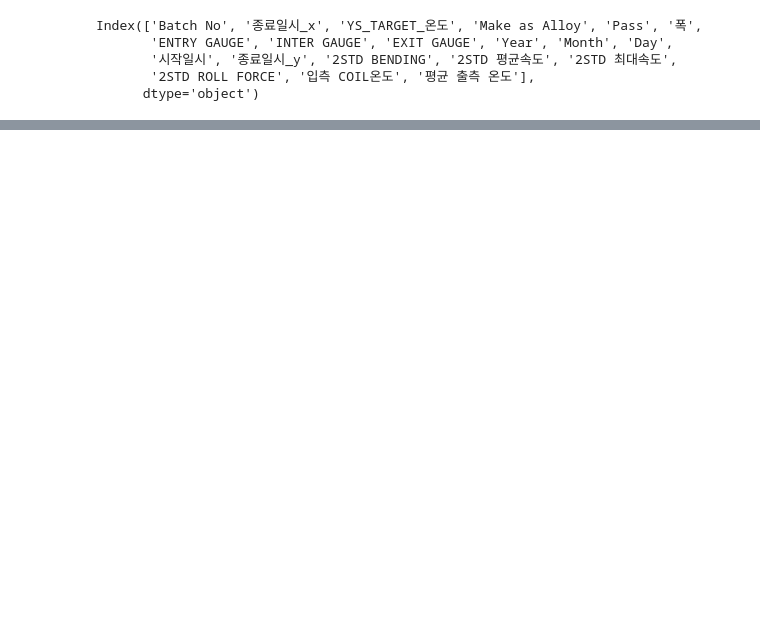
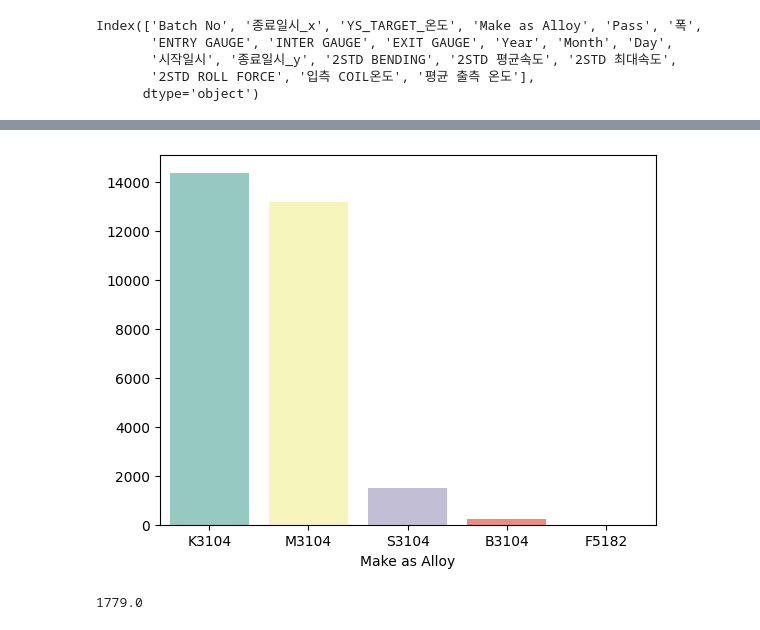
Before and after one commit to joahyot/202308_python_training_YJ, a Jupyter notebook: review02.ipynb, the cells around one changed output, grey strips where cells are left out. Drawn from its saved outputs; the diff is of its cells as text; code cells hidden in the pictures; blank space fills up the shorter version.

```diff
--- a/review02.ipynb
+++ b/review02.ipynb
@@ -321,10 +321,10 @@ Index(['Batch No', '종료일시_x', 'YS_TARGET_온도', 'Make as Alloy', 'Pass'
        '2STD ROLL FORCE', '입측 COIL온도', '평균 출측 온도'],
       dtype='object')
 # %%
-c4 = c3[["Make as Alloy", "폭", "ENTRY GAUGE", "EXIT GAUGE",
+c5 = c3[["Make as Alloy", "폭", "ENTRY GAUGE", "EXIT GAUGE",
          "2STD BENDING","2STD 평균속도", "2STD 최대속도",
          "2STD ROLL FORCE", "입측 COIL온도", "평균 출측 온도"]]
-c4.head(5)
+c5.head(5)
 # %% [output]
 |  | Make as Alloy | 폭 | ENTRY GAUGE | EXIT GAUGE | 2STD BENDING | 2STD 평균속도 | 2STD 최대속도 | 2STD ROLL FORCE | ... |
 | 0 | M3104 | 1755.0 | 1.907 | 0.271 | 14.3 | 1109.0 | 1392.0 | 489.0 | ... |
@@ -339,3 +339,8 @@ c4.head(5)
 # 범주형 데이터 분석: 1개의 열
 # 표 = 빈도표
 # 데이터 시각화: 막대 그래프, 원그래프
+# %%
+# 1.1 표(Table) = 빈도표
+# (1) 빈도
+
+c4 = pd.DataFrame(c4)
@@ -341,0 +368,13 @@ c4.head(5)
+# %%
+# 1.2 데이터 시각화 : 막대 그래프
+
+result = c4["Make as Alloy"].value_counts()
+
+# bar 차트그리기
+
+sns.barplot(x = result.index,
+            y = result.values)
+sns.color_palette()
+plt.show()
+# %% [output]
+[figure, added]
@@ -341,0 +386,4 @@ c4.head(5)
+# %%
+c4["2STD 최대속도"].max()
+# %% [output]
+1779.0
```
Also changed, not shown: parts of 9 cells of this notebook, 1 other file.
